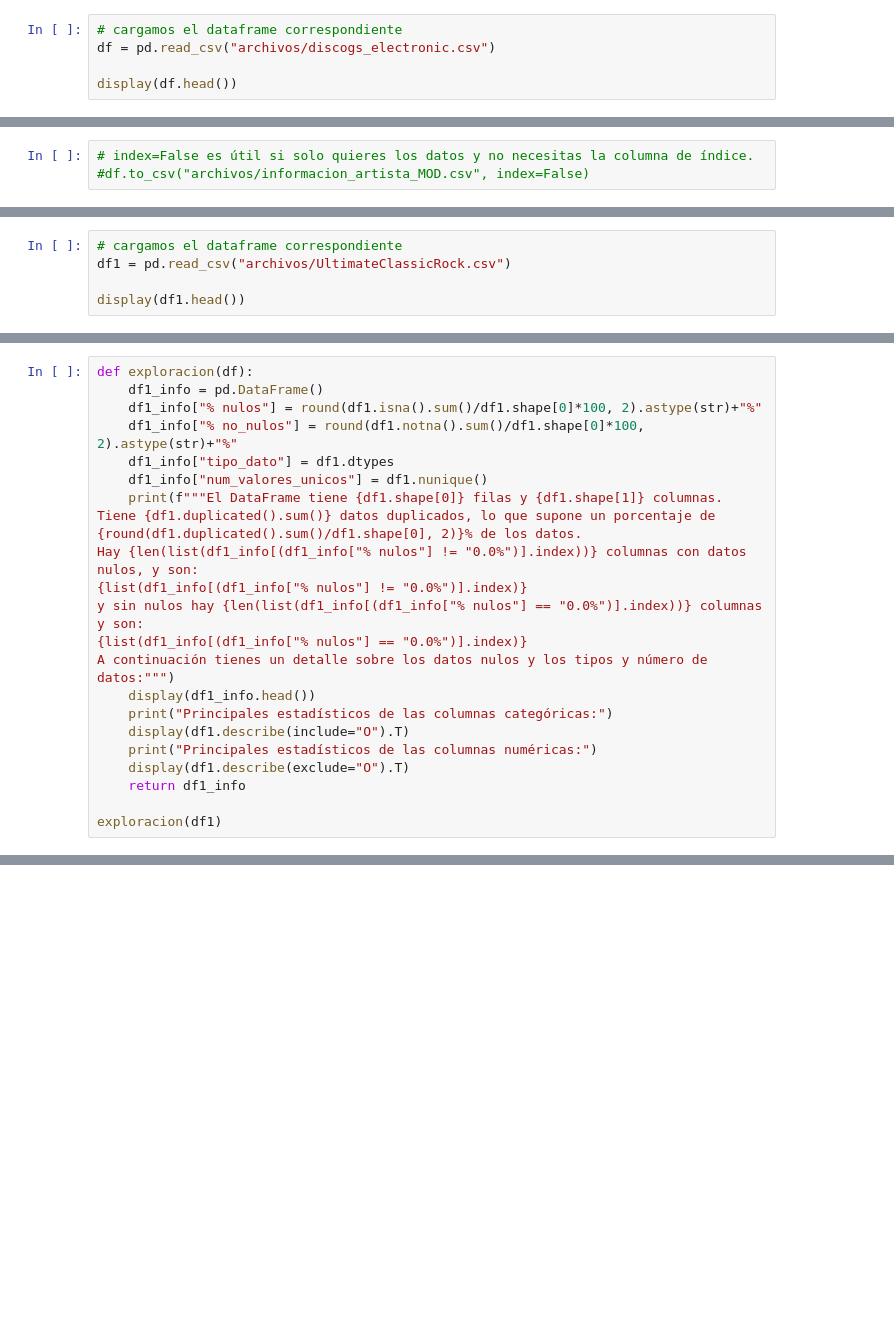
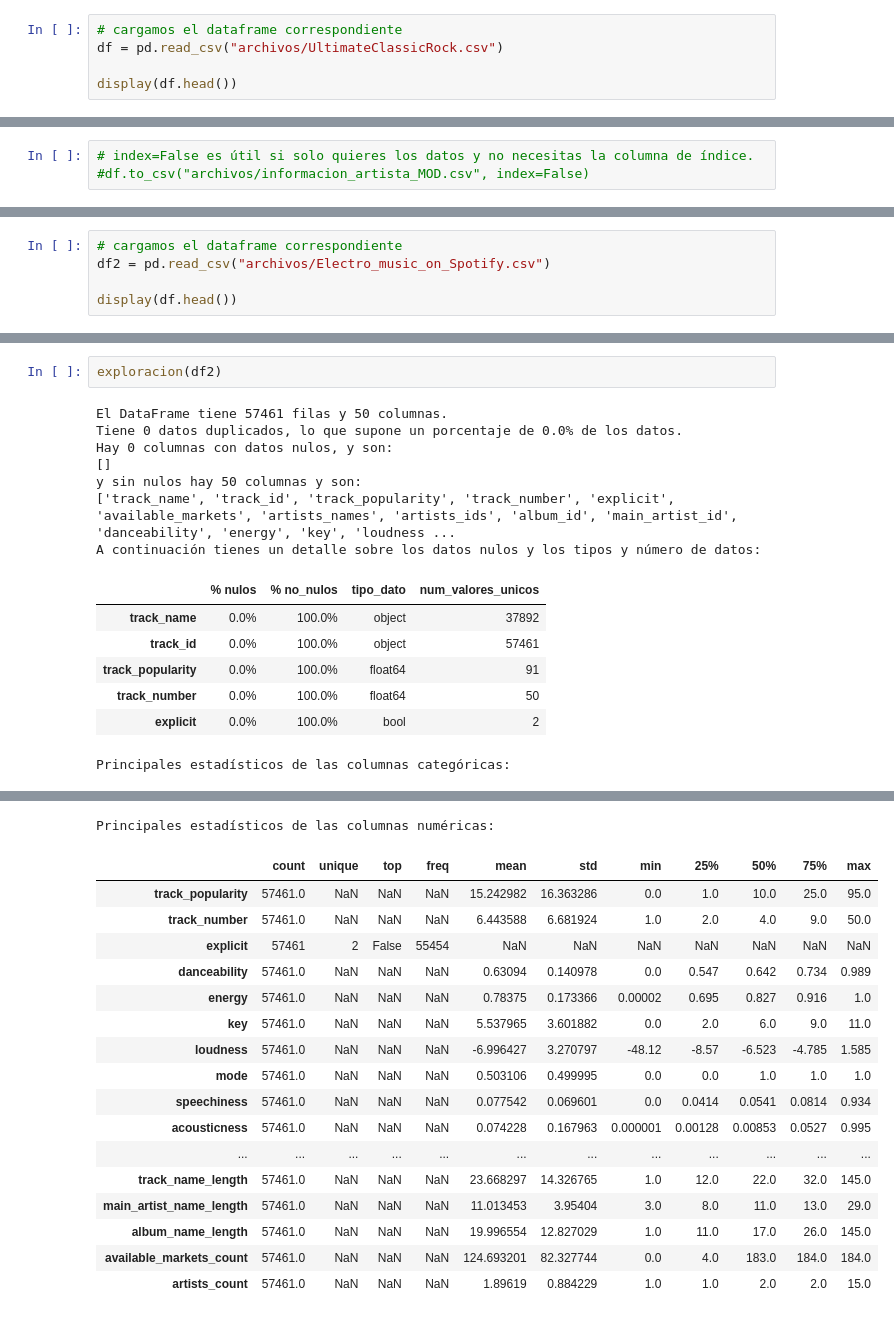
Before and after one commit to mpenacasares/pair-programming-modulo-4-power-bi, a Jupyter notebook: EDA_electronic_rock.ipynb, the cells around one changed output, grey strips where cells are left out. Saved outputs shown, nothing was run; the diff lists cells and outputs as text; blank space fills up the shorter version.

Commit message:
terminando EDA electrónica y rock y actualizando documentacion.md

```diff
--- a/EDA_electronic_rock.ipynb
+++ b/EDA_electronic_rock.ipynb
@@ -38,6 +38,6 @@ warnings.filterwarnings("ignore")
 # %%
 # cargamos el dataframe correspondiente
-df = pd.read_csv("archivos/discogs_electronic.csv")
+df = pd.read_csv("archivos/UltimateClassicRock.csv")
 
 display(df.head())
 # %% [output]
@@ -175,6 +173,6 @@ get_duplicate_rows(df)
 # %%
 # cargamos el dataframe correspondiente
-df1 = pd.read_csv("archivos/UltimateClassicRock.csv")
+df2 = pd.read_csv("archivos/Electro_music_on_Spotify.csv")
 
-display(df1.head())
+display(df.head())
 # %% [output]
@@ -187,22 +184,0 @@ display(df1.head())
-# %%
-def exploracion(df):
-    df1_info = pd.DataFrame()
-    df1_info["% nulos"] = round(df1.isna().sum()/df1.shape[0]*100, 2).astype(str)+"%"
-    df1_info["% no_nulos"] = round(df1.notna().sum()/df1.shape[0]*100, 2).astype(str)+"%"
-    df1_info["tipo_dato"] = df1.dtypes
-    df1_info["num_valores_unicos"] = df1.nunique()
-    print(f"""El DataFrame tiene {df1.shape[0]} filas y {df1.shape[1]} columnas.
-Tiene {df1.duplicated().sum()} datos duplicados, lo que supone un porcentaje de {round(df1.duplicated().sum()/df1.shape[0], 2)}% de los datos.
-Hay {len(list(df1_info[(df1_info["% nulos"] != "0.0%")].index))} columnas con datos nulos, y son:
-{list(df1_info[(df1_info["% nulos"] != "0.0%")].index)}
-y sin nulos hay {len(list(df1_info[(df1_info["% nulos"] == "0.0%")].index))} columnas y son:
-{list(df1_info[(df1_info["% nulos"] == "0.0%")].index)}
-A continuación tienes un detalle sobre los datos nulos y los tipos y número de datos:""")
-    display(df1_info.head())
-    print("Principales estadísticos de las columnas categóricas:")
-    display(df1.describe(include="O").T)
-    print("Principales estadísticos de las columnas numéricas:")
-    display(df1.describe(exclude="O").T)
-    return df1_info
-
-exploracion(df1)
@@ -310,0 +187,17 @@ get_duplicate_rows(df1)
+# %%
+exploracion(df2)
+# %% [output]
+El DataFrame tiene 57461 filas y 50 columnas.
+Tiene 0 datos duplicados, lo que supone un porcentaje de 0.0% de los datos.
+Hay 0 columnas con datos nulos, y son:
+[]
+y sin nulos hay 50 columnas y son:
+['track_name', 'track_id', 'track_popularity', 'track_number', 'explicit', 'available_markets', 'artists_names', 'artists_ids', 'album_id', 'main_artist_id', 'danceability', 'energy', 'key', 'loudness ...
+A continuación tienes un detalle sobre los datos nulos y los tipos y número de datos:
+|  | % nulos | % no_nulos | tipo_dato | num_valores_unicos |
+| track_name | 0.0% | 100.0% | object | 37892 |
+| track_id | 0.0% | 100.0% | object | 57461 |
+| track_popularity | 0.0% | 100.0% | float64 | 91 |
+| track_number | 0.0% | 100.0% | float64 | 50 |
+| explicit | 0.0% | 100.0% | bool | 2 |
+Principales estadísticos de las columnas categóricas:
@@ -310,0 +222,18 @@ get_duplicate_rows(df1)
+Principales estadísticos de las columnas numéricas:
+|  | count | unique | top | freq | mean | std | min | 25% | 50% | 75% | max |
+| track_popularity | 57461.0 | NaN | NaN | NaN | 15.242982 | 16.363286 | 0.0 | 1.0 | 10.0 | 25.0 | 95.0 |
+| track_number | 57461.0 | NaN | NaN | NaN | 6.443588 | 6.681924 | 1.0 | 2.0 | 4.0 | 9.0 | 50.0 |
+| explicit | 57461 | 2 | False | 55454 | NaN | NaN | NaN | NaN | NaN | NaN | NaN |
+| danceability | 57461.0 | NaN | NaN | NaN | 0.63094 | 0.140978 | 0.0 | 0.547 | 0.642 | 0.734 | 0.989 |
+| energy | 57461.0 | NaN | NaN | NaN | 0.78375 | 0.173366 | 0.00002 | 0.695 | 0.827 | 0.916 | 1.0 |
+| key | 57461.0 | NaN | NaN | NaN | 5.537965 | 3.601882 | 0.0 | 2.0 | 6.0 | 9.0 | 11.0 |
+| loudness | 57461.0 | NaN | NaN | NaN | -6.996427 | 3.270797 | -48.12 | -8.57 | -6.523 | -4.785 | 1.585 |
+| mode | 57461.0 | NaN | NaN | NaN | 0.503106 | 0.499995 | 0.0 | 0.0 | 1.0 | 1.0 | 1.0 |
+| speechiness | 57461.0 | NaN | NaN | NaN | 0.077542 | 0.069601 | 0.0 | 0.0414 | 0.0541 | 0.0814 | 0.934 |
+| acousticness | 57461.0 | NaN | NaN | NaN | 0.074228 | 0.167963 | 0.000001 | 0.00128 | 0.00853 | 0.0527 | 0.995 |
+| ... | ... | ... | ... | ... | ... | ... | ... | ... | ... | ... | ... |
+| track_name_length | 57461.0 | NaN | NaN | NaN | 23.668297 | 14.326765 | 1.0 | 12.0 | 22.0 | 32.0 | 145.0 |
+| main_artist_name_length | 57461.0 | NaN | NaN | NaN | 11.013453 | 3.95404 | 3.0 | 8.0 | 11.0 | 13.0 | 29.0 |
+| album_name_length | 57461.0 | NaN | NaN | NaN | 19.996554 | 12.827029 | 1.0 | 11.0 | 17.0 | 26.0 | 145.0 |
+| available_markets_count | 57461.0 | NaN | NaN | NaN | 124.693201 | 82.327744 | 0.0 | 4.0 | 183.0 | 184.0 | 184.0 |
+| artists_count | 57461.0 | NaN | NaN | NaN | 1.89619 | 0.884229 | 1.0 | 1.0 | 2.0 | 2.0 | 15.0 |
```
Also changed, not shown: parts of 25 cells of this notebook, 4 other files.
